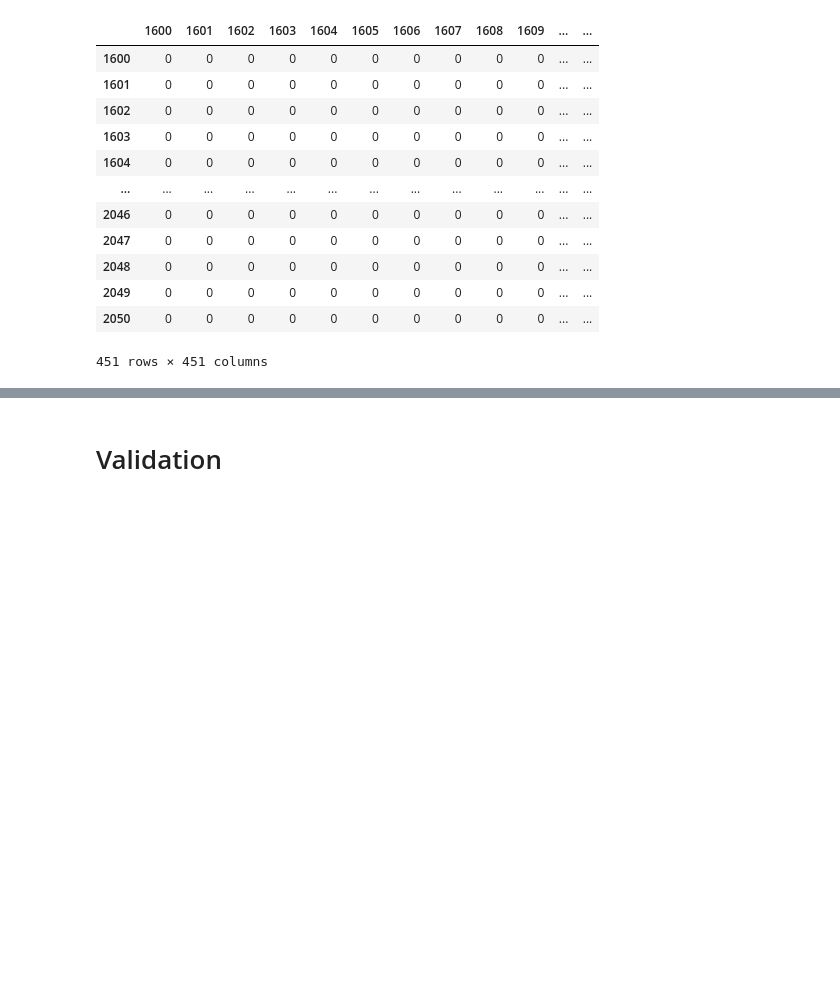
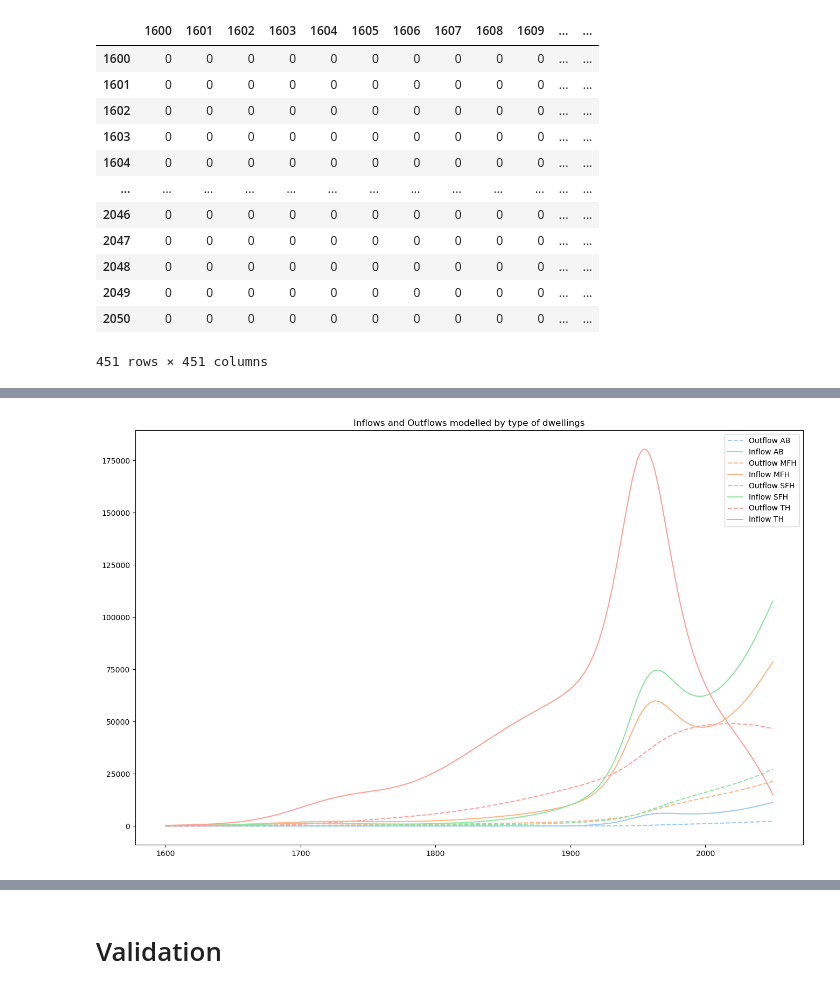
Before and after one commit to tiffanyth/MFA-dwelling, a Jupyter notebook: 2-lifetime-modelling-for-flows.ipynb, the cells around one changed output, grey strips where cells are left out. Saved outputs shown, nothing was run; the diff lists cells and outputs as text; code cells hidden in the pictures; blank space fills up the shorter version.

```diff
--- a/2-lifetime-modelling-for-flows.ipynb
+++ b/2-lifetime-modelling-for-flows.ipynb
@@ -884,0 +943,15 @@ display(stock_AB)
+# %%
+columns=['Population','Stock','PpD','Stock Change', 'Inflow','Outflow']
+index=range(1600,2051)
+donnees = {
+    'Population': [0] * len(index),
+    'Stock': [0] * len(index),
+    'PpD': [0] * len(index),
+    'Stock Change' : [0] * len(index),
+    'Inflow' : [0] * len(index),
+    'Outflow' : [0] * len(index)}
+
+DSM_AB_model = pd.DataFrame(donnees, index=index)
+DSM_MFH_model = pd.DataFrame(donnees, index=index)
+DSM_SFH_model = pd.DataFrame(donnees, index=index)
+DSM_TH_model = pd.DataFrame(donnees, index=index)
@@ -884,0 +974,5 @@ display(stock_AB)
+# %%
+DSM_AB_model['Inflow']=inflow_shares['AB']
+DSM_MFH_model['Inflow']=inflow_shares['MFH']
+DSM_SFH_model['Inflow']=inflow_shares['SFH']
+DSM_TH_model['Inflow']=inflow_shares['TH']
@@ -884,0 +994,26 @@ display(stock_AB)
+# %%
+DSM_AB_model['Stock change'] = stock_AB.sum(axis=1).diff()
+DSM_MFH_model['Stock change'] = stock_MFH.sum(axis=1).diff()
+DSM_SFH_model['Stock change'] = stock_SFH.sum(axis=1).diff()
+DSM_TH_model['Stock change'] = stock_TH.sum(axis=1).diff()
+# %%
+DSM_AB_model['Outflow'] = inflow_shares['AB'] - stock_AB.sum(axis=1).diff()
+DSM_MFH_model['Outflow'] = inflow_shares['MFH'] - stock_MFH.sum(axis=1).diff()
+DSM_SFH_model['Outflow'] = inflow_shares['SFH'] - stock_SFH.sum(axis=1).diff()
+DSM_TH_model['Outflow'] = inflow_shares['TH'] - stock_TH.sum(axis=1).diff()
+# %%
+plt.figure(figsize=(16,10))
+colors = sns.color_palette('pastel')[0:4]
+plt.plot(DSM_AB_model['Outflow'],color=colors[0],linestyle='dashed', label='Outflow AB')
+plt.plot(DSM_AB_model['Inflow'], color=colors[0], label='Inflow AB')
+plt.plot(DSM_MFH_model['Outflow'],color=colors[1],linestyle='dashed', label='Outflow MFH')
+plt.plot(DSM_MFH_model['Inflow'], color=colors[1], label='Inflow MFH')
+plt.plot(DSM_SFH_model['Outflow'],color=colors[2],linestyle='dashed', label='Outflow SFH')
+plt.plot(DSM_SFH_model['Inflow'], color=colors[2], label='Inflow SFH')
+plt.plot(DSM_TH_model['Outflow'],color=colors[3],linestyle='dashed', label='Outflow TH')
+plt.plot(DSM_TH_model['Inflow'], color=colors[3], label='Inflow TH')
+plt.title('Inflows and Outflows modelled by type of dwellings')
+plt.legend()
+plt.show()
+# %% [output]
+[figure, added]
```
Also changed, not shown: parts of 23 cells of this notebook.
